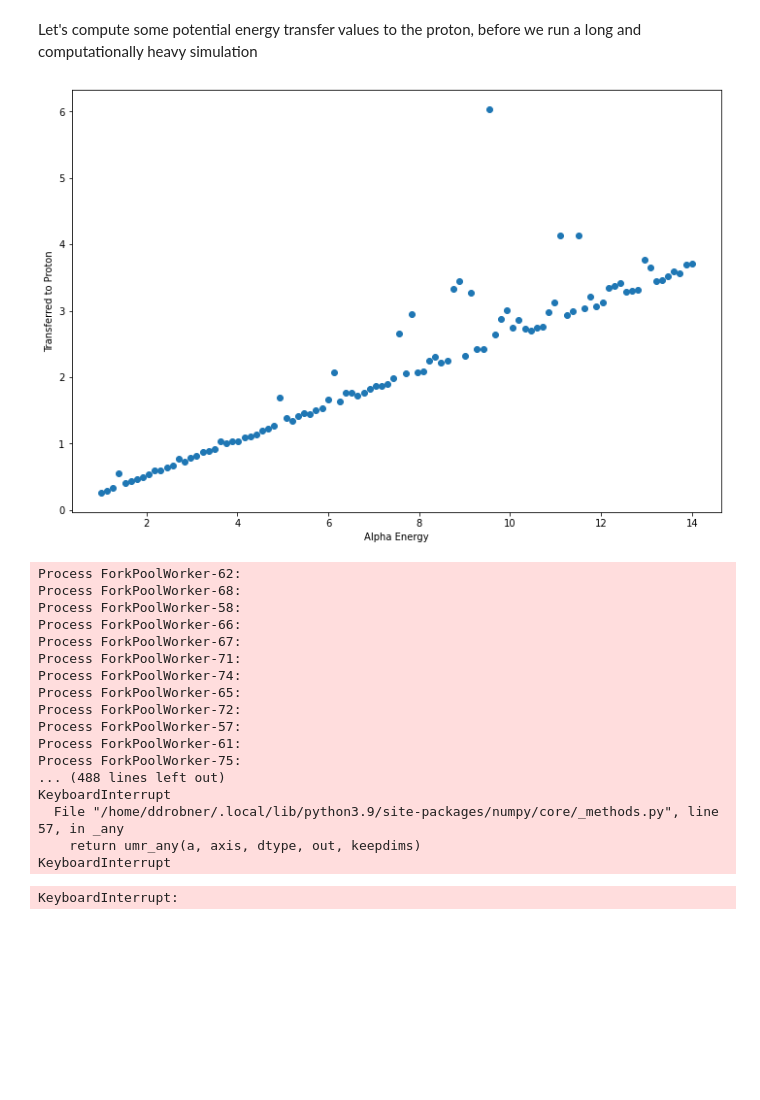
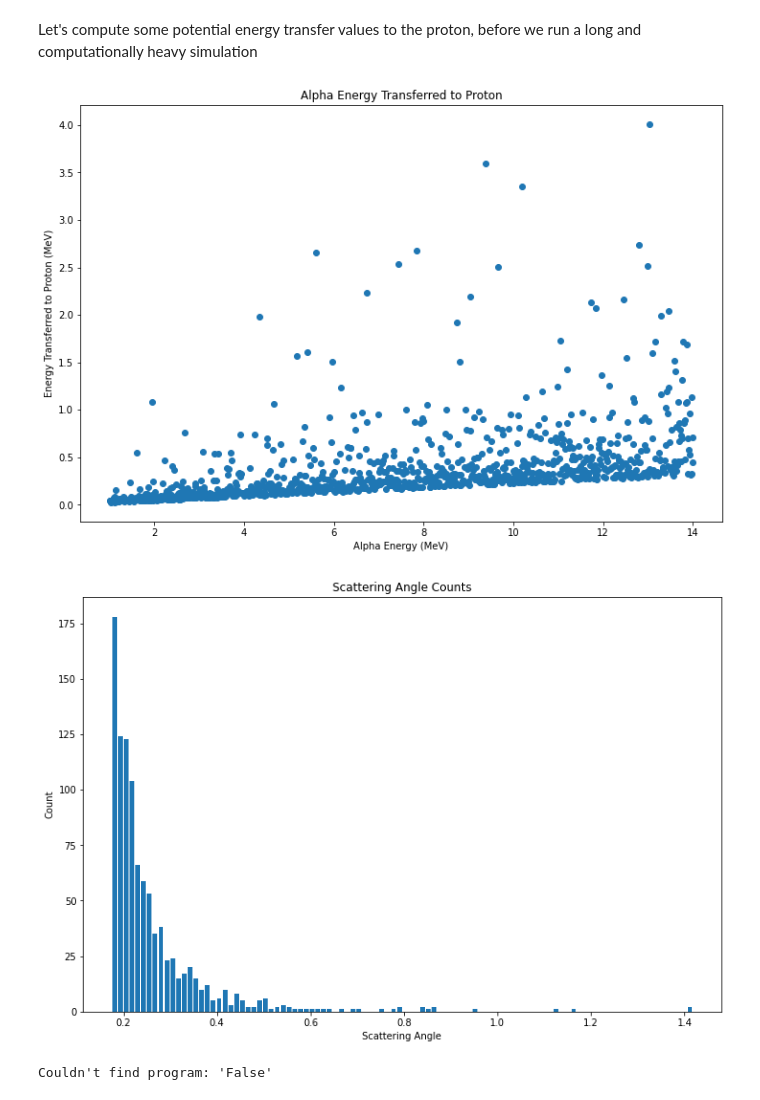
Before and after one commit to ddrobner/scatteringsim, a Jupyter notebook: scatteringsim.ipynb, the cells around one changed output. Saved outputs shown, nothing was run; the diff lists cells and outputs as text; code cells hidden in the pictures; blank space fills up the shorter version.

Commit message:
More energy transfer

```diff
--- a/scatteringsim.ipynb
+++ b/scatteringsim.ipynb
@@ -228,9 +228,10 @@ print(scattering_probability(6, 0.0001))
 And now let's write a function to sample from the differential cross-section as a distribution
 # %%
 def diff_cx(theta, ke):
-    Z = 48
+    Z = 1
     D = ((198.3/137) * (2*Z)/ke)*1E-15
-    return np.pi/4 * D**2 * (np.cos(theta/2)/np.power(np.sin(theta/2),3))
+    #return np.pi/4 * D**2 * (np.cos(theta/2)/np.power(np.sin(theta/2),3))
+    return np.pi/8 * D**2 * (1/np.power(np.sin(theta/2), 4))
 
 def scaled_diff_cx(theta, ke):
     # luckily, our differential crossection is a decreasing function on the interval we care about
@@ -293,9 +281,15 @@ def energy_transfer(e_i):
     m_alpha = 6.646E-27 # kg
     m_proton = 1.6726E-27 # kg
     scatter_angle = scattering_angle(e_i) # in radians
-    frac_e = 1/(np.power(np.sin(scatter_angle), 2) + (m_alpha/m_proton)*np.power(np.cos(scatter_angle), 2))
-    p_energy = frac_e*e_i
-    a_energy = (1 - frac_e)*e_i
+    #frac_e = np.power(np.sin(scatter_angle), 2) +
+    #(m_alpha/m_proton)*np.power(np.cos(scatter_angle), 2)
+    #frac_e = (np.power(np.sin(np.pi/4 - scatter_angle), 2) +
+    #(m_alpha/m_proton)*np.power(np.sin(scatter_angle),
+    #2))/np.power(np.sin(np.pi/4), 2)
+    frac_e = 1/(np.power(np.sin(np.pi/2 - scatter_angle/2), 2) + (m_alpha/m_proton)*np.power(np.sin(scatter_angle/2), 2))
+    #print(frac_e)
+    a_energy = frac_e*e_i
+    p_energy = (1 - frac_e)*e_i
     return (a_energy, p_energy, scatter_angle)
 
 def scatter_sim(e_0, epsilon=0.1, density=0.8562, stepsize=0.001, sim_data=None):
@@ -308,7 +302,7 @@ def scatter_sim(e_0, epsilon=0.1, density=0.8562, stepsize=0.001, sim_data=None)
     e_i = e_0
     while e_i > epsilon:
         if scattering_probability(e_i, stepsize) > random.random():
-            # here, we need to figure out the change inscattering_angle momentum and energy due to the scattering
+            # here, we need to figure out the change in momentum and energy due to the scattering
             # both the proton and alpha particle will cause an event, so we need
             # to tally both
             transfer_e = energy_transfer(e_i)
@@ -326,26 +320,50 @@ def scatter_sim(e_0, epsilon=0.1, density=0.8562, stepsize=0.001, sim_data=None)
 Let's compute some potential energy transfer values to the proton, before we run
 a long and computationally heavy simulation
 # %%
-ei_range = np.linspace(1, 14, 100)
-transfer_e = [energy_transfer(i)[1] for i in ei_range]
+ei_range = np.linspace(1, 14, 1000)
+#ei_range = 14*np.ones(500)
+transfer_e_raw = [energy_transfer(i) for i in ei_range]
+transfer_e = [i[1] for i in transfer_e_raw]
+s_angles = [i[2] for i in transfer_e_raw]
+#print(s_angles)
 
 #print(energy_transfer(8)[1])
 #print(transfer_e)
 #etransfer_bins = BinnedCountData(d=transfer_e, num_bins=20)
 #etransfer_bins.add_count_by_list(transfer_e)
 
-#plt.hist(etransfer_bins.bin_edges[:-1], etransfer_bins.bin_edges,
-#weights=etransfer_bins.counts, rwidth=0.8)
+#plt.hist(etransfer_bins.bin_edges[:-1], etransfer_bins.bin_edges, weights=etransfer_bins.counts, rwidth=0.8)
+ax = plt.gca()
+ax.set_facecolor('white')
+ax.set_alpha(1.0)
 plt.scatter(ei_range, transfer_e)
-plt.xlabel("Alpha Energy")
-plt.ylabel("Transferred to Proton")
+plt.title("Alpha Energy Transferred to Proton")
+plt.xlabel("Alpha Energy (MeV)")
+plt.ylabel("Energy Transferred to Proton (MeV)")
 plt.show()
+
+plt.figure(2)
+ax = plt.gca()
+ax.set_facecolor('white')
+ax.set_alpha(1.0)
+plt.title("Scattering Angle Counts")
+plt.xlabel("Scattering Angle")
+plt.ylabel("Count")
+scatter_bins = BinnedCountData(d=s_angles, num_bins = 100)
+scatter_bins.add_count_by_list(s_angles)
+plt.hist(scatter_bins.bin_edges[:-1], scatter_bins.bin_edges, weights=scatter_bins.counts, rwidth=0.8)
+plt.show()
+#plt.scatter(transfer_e, s_angles)
+#plt.xlabel("Energy (MeV)")
+#plt.ylabel("Scattering Angle (rad)")
 # %% [output]
-[figure, old version]
+[figure, new version]
+[figure, added]
 # %%
 # ok, now let's write a loop to process a lot of particles
 # using one on each thread to speed things up
 # considering this is a toy model, let's just use one thread for each particle
+
 
 def merge_hists(hists: list[BinnedCountData]):
     low = hists[0].bin_min
@@ -380,26 +398,9 @@ def start_sim(e_0, n_particles, stepsize=0.001, nbins=40, epsilon=0.1, density=0
     sim_data = merge_hists(p_out)
     return sim_data
 
-sim_data = start_sim(14, 10000, nbins=100, stepsize=1E-4)
+sim_data = start_sim(14, 50000, nbins=100, stepsize=1E-4)
 # %% [output]
-Process ForkPoolWorker-62:
-Process ForkPoolWorker-68:
-Process ForkPoolWorker-58:
-Process ForkPoolWorker-66:
-Process ForkPoolWorker-67:
-Process ForkPoolWorker-71:
-Process ForkPoolWorker-74:
-Process ForkPoolWorker-65:
-Process ForkPoolWorker-72:
-Process ForkPoolWorker-57:
-Process ForkPoolWorker-61:
-Process ForkPoolWorker-75:
-... (488 lines left out)
-KeyboardInterrupt
-  File "/home/ddrobner/.local/lib/python3.9/site-packages/numpy/core/_methods.py", line 57, in _any
-    return umr_any(a, axis, dtype, out, keepdims)
-KeyboardInterrupt
+Couldn't find program: 'False'
-KeyboardInterrupt:
 # %%
 # now to plot the simulation results
 #plt.stairs(sim_data.counts, sim_data.bin_edges)
```
Also changed, not shown: parts of 2 cells of this notebook, 2 other files.
